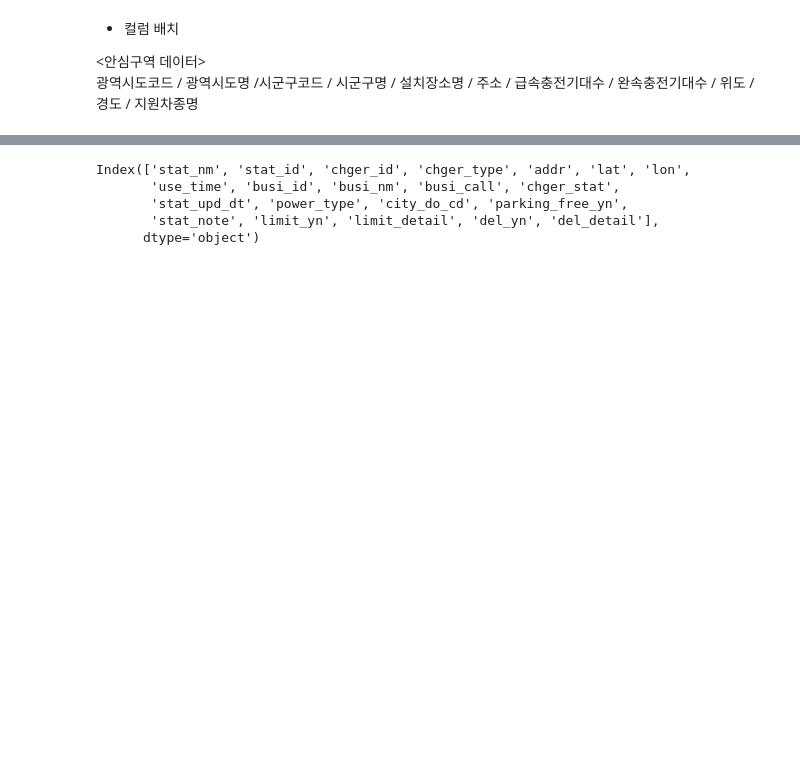
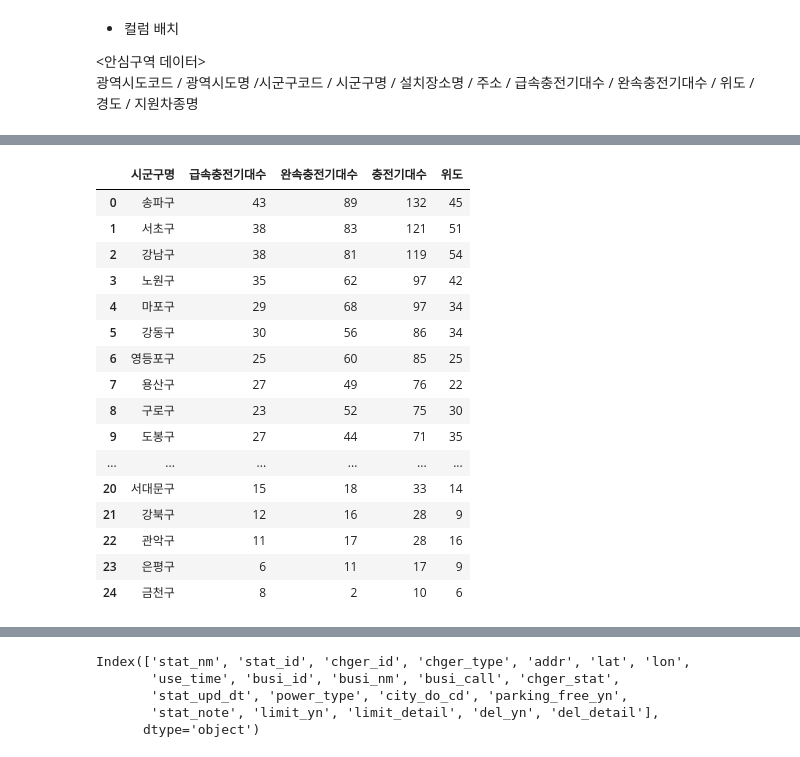
Before and after one commit to leejunghyunA/teamproject, a Jupyter notebook: 전기차충전소설치현황.ipynb, the cells around one changed output, grey strips where cells are left out. Saved outputs shown, nothing was run; the diff lists cells and outputs as text; code cells hidden in the pictures; blank space fills up the shorter version.

```diff
--- a/전기차충전소설치현황.ipynb
+++ b/전기차충전소설치현황.ipynb
@@ -82,0 +72,3 @@ array(['강남구', '강동구', '강북구', '강서구', '관악구', '광진
+# %%
+df['충전기대수'] = df['급속충전기대수'] + df['완속충전기대수']
+df.head()
@@ -82,0 +82,4 @@ array(['강남구', '강동구', '강북구', '강서구', '관악구', '광진
+# %%
+#컬럼 순서배치
+df = df.reindex(columns = ['광역시도코드','광역시도명','시군구코드','시군구명','설치장소명','주소','급속충전기대수','완속충전기대수','충전기대수','위도','경도','지원차종명'])
+df.head()
@@ -82,0 +102,4 @@ array(['강남구', '강동구', '강북구', '강서구', '관악구', '광진
+# %%
+df.loc[618,'시군구명'] = "은평구"
+df.loc[619,'시군구명'] = "서초구"
+df.loc[620,'시군구명'] = "은평구"
@@ -82,0 +134,4 @@ array(['강남구', '강동구', '강북구', '강서구', '관악구', '광진
+# %%
+df_group = df.groupby('시군구명')
+df_charger_num = df_group[['급속충전기대수','완속충전기대수','충전기대수','위도']].sum()
+df_charger_num
@@ -82,0 +157,23 @@ array(['강남구', '강동구', '강북구', '강서구', '관악구', '광진
+# %%
+#총 충전기대수 정렬
+df_total = df_charger_num.sort_values(by='충전기대수', ascending=False)
+df_total.reset_index(inplace=True)
+df_total
+# %% [output]
+|  | 시군구명 | 급속충전기대수 | 완속충전기대수 | 충전기대수 | 위도 |
+| 0 | 송파구 | 43 | 89 | 132 | 45 |
+| 1 | 서초구 | 38 | 83 | 121 | 51 |
+| 2 | 강남구 | 38 | 81 | 119 | 54 |
+| 3 | 노원구 | 35 | 62 | 97 | 42 |
+| 4 | 마포구 | 29 | 68 | 97 | 34 |
+| 5 | 강동구 | 30 | 56 | 86 | 34 |
+| 6 | 영등포구 | 25 | 60 | 85 | 25 |
+| 7 | 용산구 | 27 | 49 | 76 | 22 |
+| 8 | 구로구 | 23 | 52 | 75 | 30 |
+| 9 | 도봉구 | 27 | 44 | 71 | 35 |
+| ... | ... | ... | ... | ... | ... |
+| 20 | 서대문구 | 15 | 18 | 33 | 14 |
+| 21 | 강북구 | 12 | 16 | 28 | 9 |
+| 22 | 관악구 | 11 | 17 | 28 | 16 |
+| 23 | 은평구 | 6 | 11 | 17 | 9 |
+| 24 | 금천구 | 8 | 2 | 10 | 6 |
```
Also changed, not shown: parts of 51 cells of this notebook, 3 other files.
